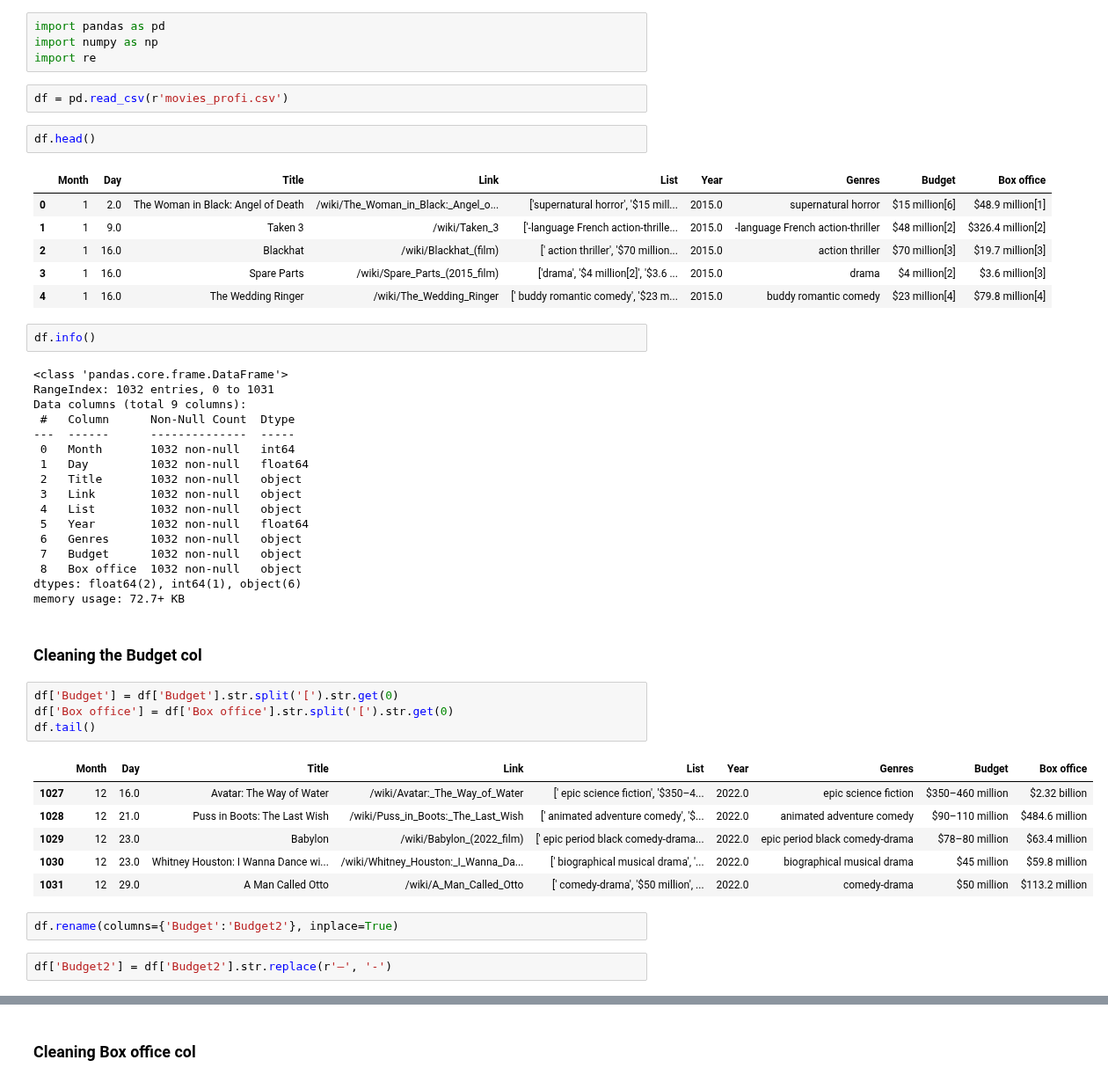
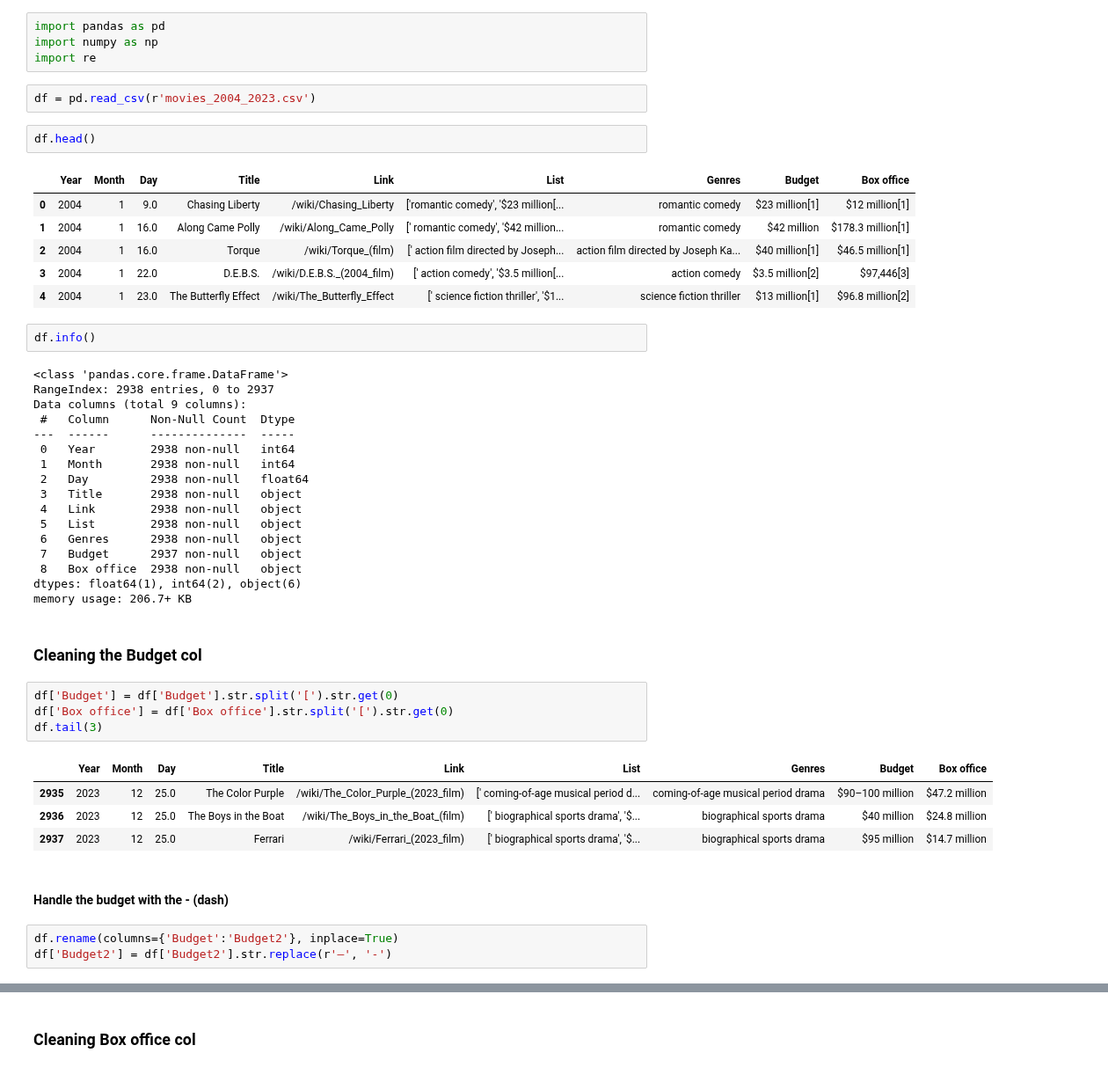
Before and after one commit to S3tuit/jup_lab, a Jupyter notebook: movies_analysis.ipynb, the cells around one changed output, grey strips where cells are left out. Shown at 88% size. Saved outputs shown, nothing was run; the diff lists cells and outputs as text.

Commit message:
v2 movies scraping

```diff
--- a/movies_analysis.ipynb
+++ b/movies_analysis.ipynb
@@ -3,52 +3,51 @@ import pandas as pd
 import numpy as np
 import re
 # %%
-df = pd.read_csv(r'movies_profi.csv')
+df = pd.read_csv(r'movies_2004_2023.csv')
 # %%
 df.head()
 # %% [output]
-|  | Month | Day | Title | Link | List | Year | Genres | Budget | Box office |
-| 0 | 1 | 2.0 | The Woman in Black: Angel of Death | /wiki/The_Woman_in_Black:_Angel_o... | ['supernatural horror', '$15 mill... | 2015.0 | supernatural horror | $15 million[6] | $48.9 million[1] |
-| 1 | 1 | 9.0 | Taken 3 | /wiki/Taken_3 | ['-language French action-thrille... | 2015.0 | -language French action-thriller | $48 million[2] | $326.4 million[2] |
-| 2 | 1 | 16.0 | Blackhat | /wiki/Blackhat_(film) | [' action thriller', '$70 million... | 2015.0 | action thriller | $70 million[3] | $19.7 million[3] |
-| 3 | 1 | 16.0 | Spare Parts | /wiki/Spare_Parts_(2015_film) | ['drama', '$4 million[2]', '$3.6 ... | 2015.0 | drama | $4 million[2] | $3.6 million[3] |
-| 4 | 1 | 16.0 | The Wedding Ringer | /wiki/The_Wedding_Ringer | [' buddy romantic comedy', '$23 m... | 2015.0 | buddy romantic comedy | $23 million[4] | $79.8 million[4] |
+|  | Year | Month | Day | Title | Link | List | Genres | Budget | Box office |
+| 0 | 2004 | 1 | 9.0 | Chasing Liberty | /wiki/Chasing_Liberty | ['romantic comedy', '$23 million[... | romantic comedy | $23 million[1] | $12 million[1] |
+| 1 | 2004 | 1 | 16.0 | Along Came Polly | /wiki/Along_Came_Polly | [' romantic comedy', '$42 million... | romantic comedy | $42 million | $178.3 million[1] |
+| 2 | 2004 | 1 | 16.0 | Torque | /wiki/Torque_(film) | [' action film directed by Joseph... | action film directed by Joseph Ka... | $40 million[1] | $46.5 million[1] |
+| 3 | 2004 | 1 | 22.0 | D.E.B.S. | /wiki/D.E.B.S._(2004_film) | [' action comedy', '$3.5 million[... | action comedy | $3.5 million[2] | $97,446[3] |
+| 4 | 2004 | 1 | 23.0 | The Butterfly Effect | /wiki/The_Butterfly_Effect | [' science fiction thriller', '$1... | science fiction thriller | $13 million[1] | $96.8 million[2] |
 # %%
 df.info()
 # %% [output]
 <class 'pandas.core.frame.DataFrame'>
-RangeIndex: 1032 entries, 0 to 1031
+RangeIndex: 2938 entries, 0 to 2937
 Data columns (total 9 columns):
  #   Column      Non-Null Count  Dtype
 ---  ------      --------------  -----
- 0   Month       1032 non-null   int64
- 1   Day         1032 non-null   float64
- 2   Title       1032 non-null   object
- 3   Link        1032 non-null   object
- 4   List        1032 non-null   object
- 5   Year        1032 non-null   float64
- 6   Genres      1032 non-null   object
- 7   Budget      1032 non-null   object
- 8   Box office  1032 non-null   object
-dtypes: float64(2), int64(1), object(6)
-memory usage: 72.7+ KB
+ 0   Year        2938 non-null   int64
+ 1   Month       2938 non-null   int64
+ 2   Day         2938 non-null   float64
+ 3   Title       2938 non-null   object
+ 4   Link        2938 non-null   object
+ 5   List        2938 non-null   object
+ 6   Genres      2938 non-null   object
+ 7   Budget      2937 non-null   object
+ 8   Box office  2938 non-null   object
+dtypes: float64(1), int64(2), object(6)
+memory usage: 206.7+ KB
 # %% [markdown]
 ### Cleaning the Budget col
 # %%
 df['Budget'] = df['Budget'].str.split('[').str.get(0)
 df['Box office'] = df['Box office'].str.split('[').str.get(0)
-df.tail()
+df.tail(3)
 # %% [output]
-|  | Month | Day | Title | Link | List | Year | Genres | Budget | Box office |
-| 1027 | 12 | 16.0 | Avatar: The Way of Water | /wiki/Avatar:_The_Way_of_Water | [' epic science fiction', '$350–4... | 2022.0 | epic science fiction | $350–460 million | $2.32 billion |
-| 1028 | 12 | 21.0 | Puss in Boots: The Last Wish | /wiki/Puss_in_Boots:_The_Last_Wish | [' animated adventure comedy', '$... | 2022.0 | animated adventure comedy | $90–110 million | $484.6 million |
-| 1029 | 12 | 23.0 | Babylon | /wiki/Babylon_(2022_film) | [' epic period black comedy-drama... | 2022.0 | epic period black comedy-drama | $78–80 million | $63.4 million |
-| 1030 | 12 | 23.0 | Whitney Houston: I Wanna Dance wi... | /wiki/Whitney_Houston:_I_Wanna_Da... | [' biographical musical drama', '... | 2022.0 | biographical musical drama | $45 million | $59.8 million |
-| 1031 | 12 | 29.0 | A Man Called Otto | /wiki/A_Man_Called_Otto | [' comedy-drama', '$50 million', ... | 2022.0 | comedy-drama | $50 million | $113.2 million |
+|  | Year | Month | Day | Title | Link | List | Genres | Budget | Box office |
+| 2935 | 2023 | 12 | 25.0 | The Color Purple | /wiki/The_Color_Purple_(2023_film) | [' coming-of-age musical period d... | coming-of-age musical period drama | $90–100 million | $47.2 million |
+| 2936 | 2023 | 12 | 25.0 | The Boys in the Boat | /wiki/The_Boys_in_the_Boat_(film) | [' biographical sports drama', '$... | biographical sports drama | $40 million | $24.8 million |
+| 2937 | 2023 | 12 | 25.0 | Ferrari | /wiki/Ferrari_(2023_film) | [' biographical sports drama', '$... | biographical sports drama | $95 million | $14.7 million |
+# %% [markdown]
+#### Handle the budget with the - (dash)
 # %%
 df.rename(columns={'Budget':'Budget2'}, inplace=True)
+df['Budget2'] = df['Budget2'].str.replace(r'–', '-')
-# %%
-df['Budget2'] = df['Budget2'].str.replace(r'–', '-')
 # %%
 mask = df['Budget2'].str.find('-')
 mask = mask != -1
```
Also changed, not shown: parts of 132 cells of this notebook, 2 other files.
